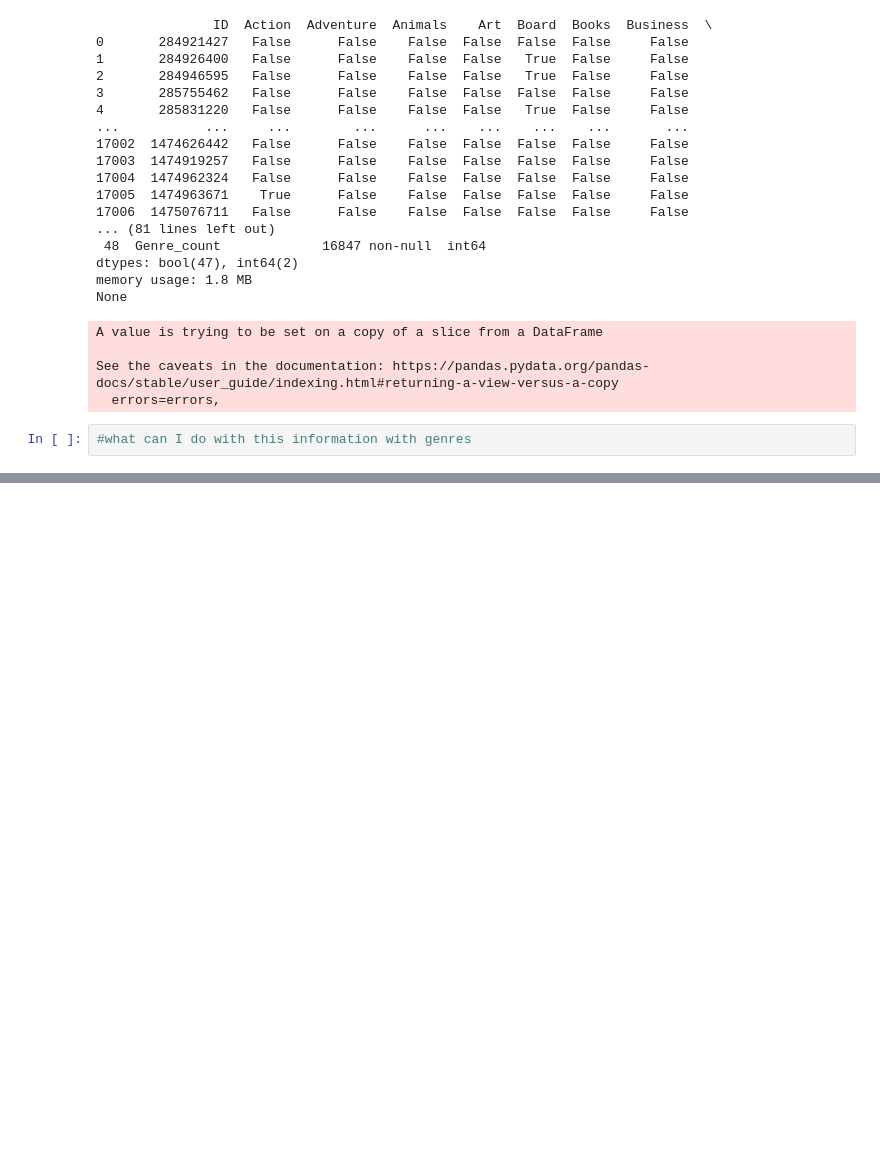
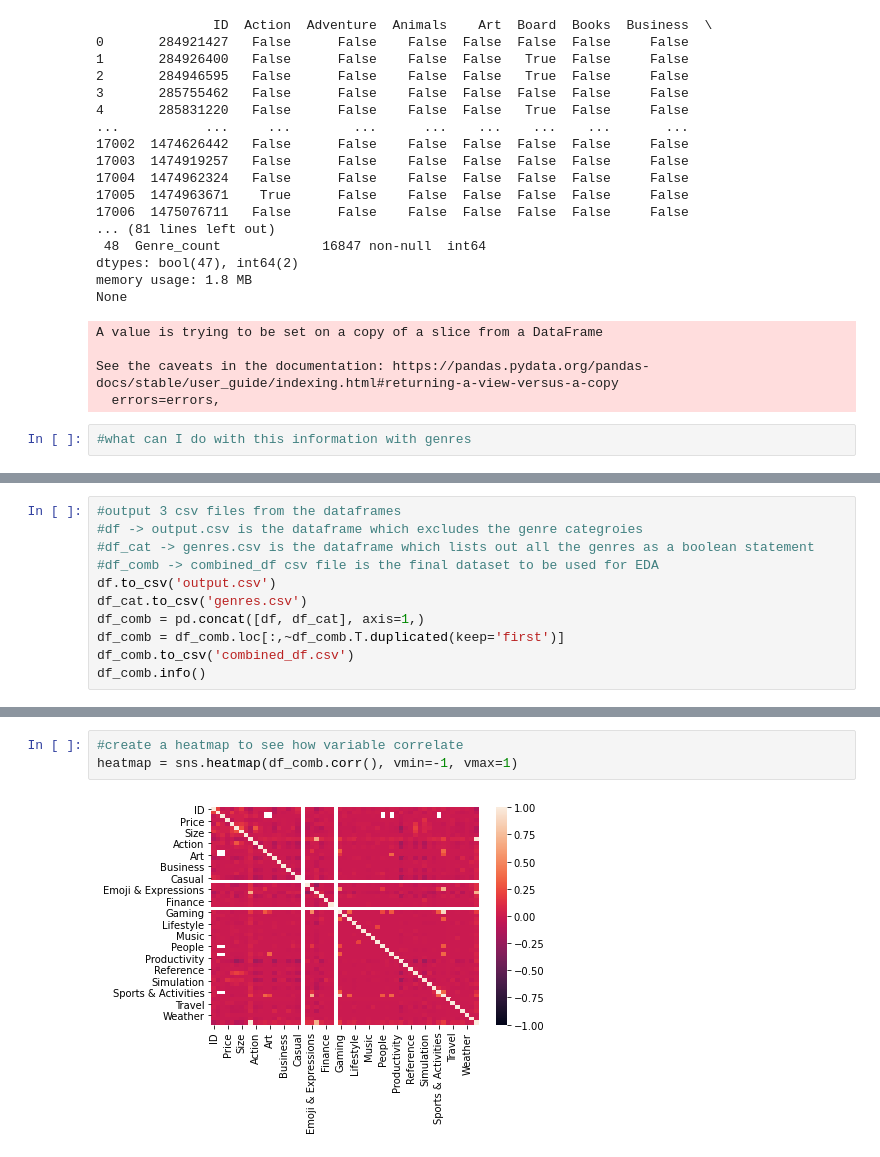
Before and after one commit to christianveater/Springboard_rep, a Jupyter notebook: Capstone-Project-2/Capstone2.ipynb, the cells around one changed output, grey strips where cells are left out. Saved outputs shown, nothing was run; the diff lists cells and outputs as text; blank space fills up the shorter version.

```diff
--- a/Capstone-Project-2/Capstone2.ipynb
+++ b/Capstone-Project-2/Capstone2.ipynb
@@ -321,0 +296,11 @@ None
+# %%
+#output 3 csv files from the dataframes
+#df -> output.csv is the dataframe which excludes the genre categroies
+#df_cat -> genres.csv is the dataframe which lists out all the genres as a boolean statement
+#df_comb -> combined_df csv file is the final dataset to be used for EDA
+df.to_csv('output.csv')
+df_cat.to_csv('genres.csv')
+df_comb = pd.concat([df, df_cat], axis=1,)
+df_comb = df_comb.loc[:,~df_comb.T.duplicated(keep='first')]
+df_comb.to_csv('combined_df.csv')
+df_comb.info()
@@ -321,0 +359,5 @@ None
+# %%
+#create a heatmap to see how variable correlate
+heatmap = sns.heatmap(df_comb.corr(), vmin=-1, vmax=1)
+# %% [output]
+[figure, added]
```
Also changed, not shown: parts of 10 cells of this notebook.
